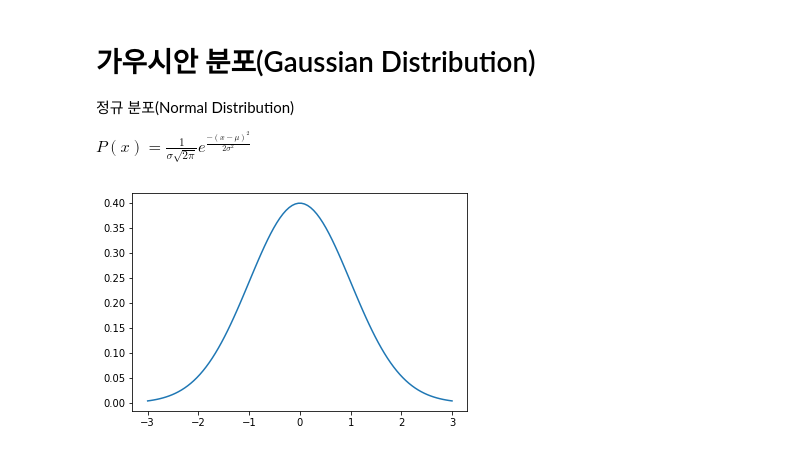
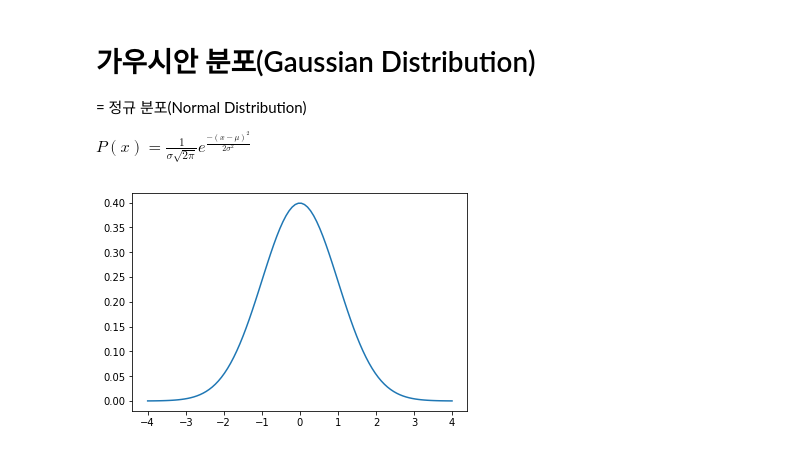
Before and after one commit to Umaigenomu/likejazz.github.io, a Jupyter notebook: public/notebooks/gaussian-distribution.ipynb, the cells around one changed output. Saved outputs shown, nothing was run; the diff lists cells and outputs as text; code cells hidden in the pictures.

```diff
--- a/public/notebooks/gaussian-distribution.ipynb
+++ b/public/notebooks/gaussian-distribution.ipynb
@@ -1,28 +1,28 @@
 # %% [markdown]
 # 가우시안 분포(Gaussian Distribution)
-정규 분포(Normal Distribution)
+= 정규 분포(Normal Distribution)
 
 $ P(x)=\frac { 1 }{ { \sigma \sqrt { 2\pi  }  } } e^{ { { \frac { -\left( { x-\mu  } \right) ^{ 2 } }{ { { 2\sigma ^{ 2 } } } }  } } } $
 # %%
 %matplotlib inline
 
 import matplotlib.pyplot as plt
 import numpy as np
 import matplotlib.mlab as mlab
 import math
 
 mu = 0                          # mean
 variance = 1
 sigma = math.sqrt(variance)     # stddev
-plt_z = np.linspace(-3, 3, 100) # z-score
+plt_z = np.linspace(-4, 4, 100) # z-score
 
 # Python: 1./(np.sqrt(2*np.pi)*sigma)*np.exp(-0.5 * (1./sigma*(x - mu))**2)
 plt.plot(plt_z, mlab.normpdf(plt_z, mu, sigma))
 
-# Gaussian Distribution(Normal Distribution)
+# Standard Normal Distribution
 plt.show()
 # %% [output]
-[figure, old version]
+[figure, new version]
 # %%
 from scipy.stats import norm
 
```
Also changed, not shown: parts of 6 cells of this notebook.
